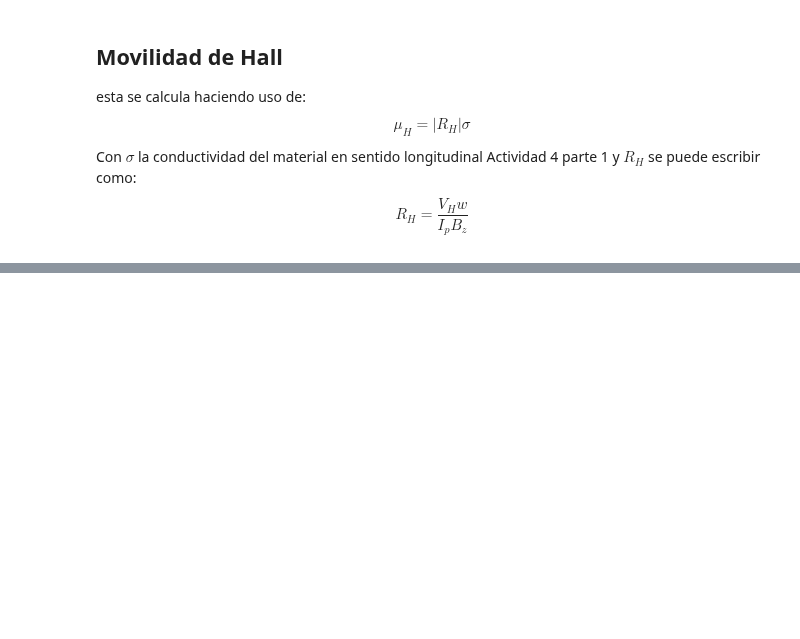
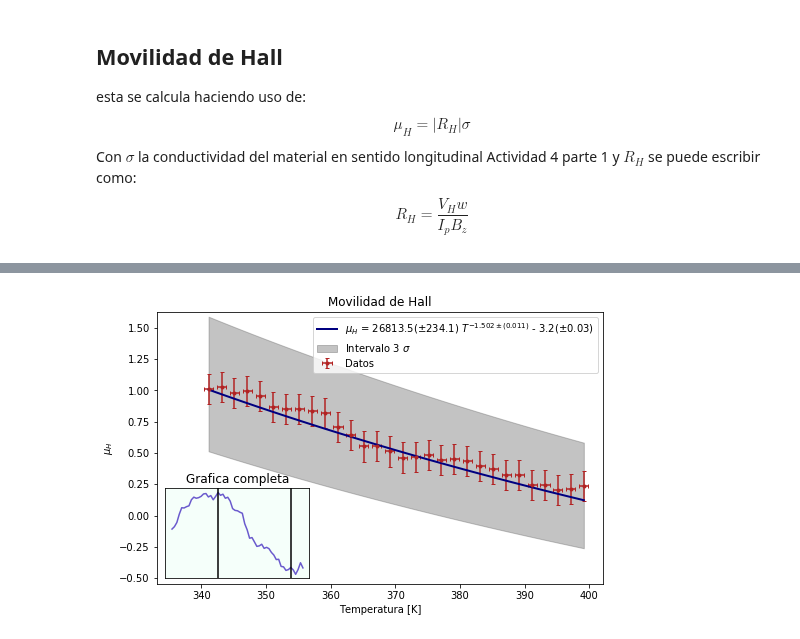
Before and after one commit to jamontanac/Laboratorio-Avanzado, a Jupyter notebook: Hall_Effect/Analisis.ipynb, the cells around one changed output, grey strips where cells are left out. Cells and saved outputs as stored; diff of their text form; code cells hidden in the pictures; blank space fills up the shorter version.

```diff
--- a/Hall_Effect/Analisis.ipynb
+++ b/Hall_Effect/Analisis.ipynb
@@ -602,0 +615,35 @@ Name: Temperatura, dtype: float64
+# %%
+plt.figure(figsize=(8,5))
+plt.rcParams["font.size"]= 10
+plt.errorbar(x_obs, y_obs, yerr=y_err, xerr=x_err,capsize=2,fmt=".",color="firebrick", label="Datos",ecolor="firebrick")
+#plt.xlabel("Corriente bobina [mA]", fontsize=18)
+#plt.ylabel("Campo magnetico(mT)", fontsize=18)
+plt.xlabel(r"Temperatura [K]")
+plt.ylabel(r"$\mu_{H}$")
+#plt.title("fit with error on both axis", fontsize=18)
+plt.plot(x_fit, fit, "navy", lw=2, label=r"$\mu_H$ ="+r" {}($\pm${})".format(round(popt[0],2),round(perr[0],3))+ r" $T^{-1.502\pm (0.011)}$"+r" {} {}($\pm${})".format("+" if popt[2]>0 else "-",
+                                                                                    round(np.abs(popt[2]),2),round(perr[2],2)))
+plt.fill_between(x_fit, fit_up, fit_dw, alpha=.4,color="dimgray", label=r"Intervalo {} $\sigma$".format(int(nstd)))
+#plt.legend(loc="best",fontsize=18)
+#plt.text(min(x_obs), 0.55*max(y_obs), r'$R^2$={}'.format(round(R_2,3)))
+plt.legend(loc="best")
+min_x=min(x_obs)
+max_x=max(x_obs)
+min_y=min(y_obs)
+max_y=max(y_obs)
+plt.title("Movilidad de Hall")
+plt.axis([min_x-8,max_x+3,min_y-0.75,max_y+0.6])
+
+a = plt.axes([.14, .14, .25, .25], facecolor='mintcream')
+plt.plot(np.array(Act_4_2.Temperatura),mu_H,color="slateblue")
+plt.xticks([])
+plt.yticks([])
+plt.axvline(x=np.array(Act_4_2.Temperatura)[5],color="k")
+plt.axvline(x=np.array(Act_4_2.Temperatura)[35],color="k")
+plt.title("Grafica completa")
+#plt.xlim(min(x_obs)-0.00007,max(x_obs)+0.00007)
+#plt.ylim(min(y_obs)-0.2,max(y_obs)+0.2)
+plt.savefig("Figuras/Movilidad_Hall.png")
+plt.show()
+# %% [output]
+[figure, added]
```
Also changed, not shown: parts of 7 cells of this notebook.
